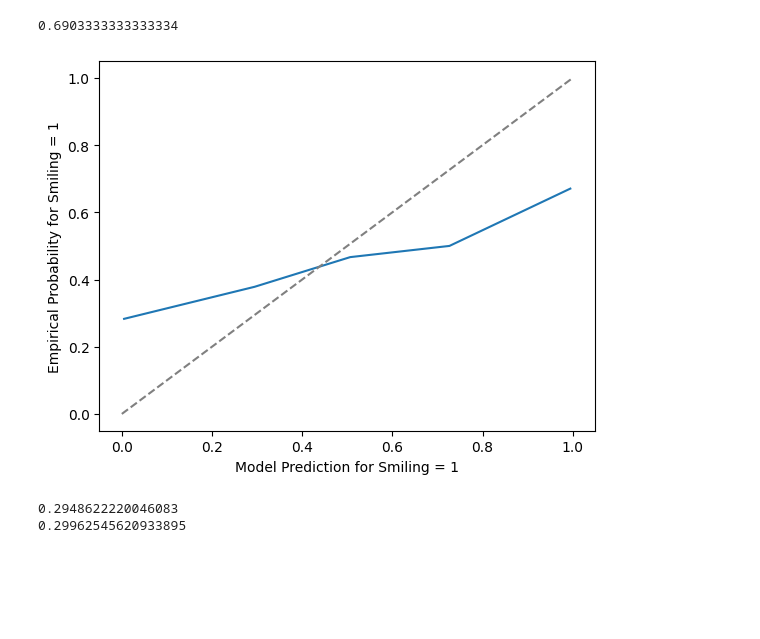
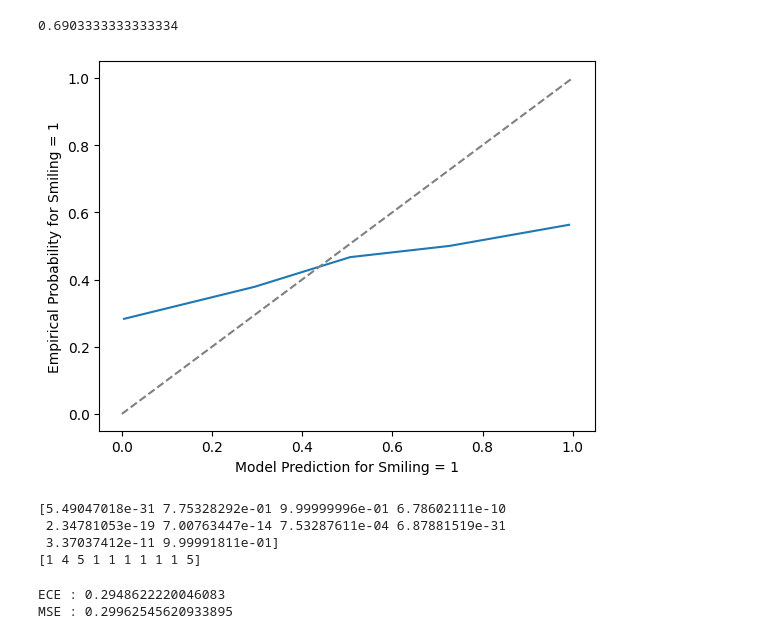
Before and after one commit to snailarani/cs342-project, a Jupyter notebook: project.ipynb, the cells around one changed output. Saved outputs shown, nothing was run; the diff lists cells and outputs as text; code cells hidden in the pictures; blank space fills up the shorter version.

```diff
--- a/project.ipynb
+++ b/project.ipynb
@@ -18,7 +18,7 @@ random.shuffle(img_index)
 import pandas as pd
 df = pd.read_csv('list_attr_celeba.txt', skiprows=1, header=0, sep='\s+')
 
-img_df = df[["Smiling", "Male", "Young", "Blond_Hair"]].head(20000)
+img_df = df[["Smiling", "Male", "Young", "Blond_Hair", "Wearing_Hat"]].head(20000)
 # %%
 # Feature extraction
 def extract_features():
@@ -233,35 +233,50 @@ def compute_pred_probabilities(features, label, label_class):
 
     for feature in calibration_embed:
         log_prob_false = naive_bayes(feature, label, -1)
         log_prob_true = naive_bayes(feature, label, 1)
         log_probs = np.array([log_prob_false, log_prob_true])
 
+        if label_class == -1:
+            label_class = 0
+
         # run softmax for normalisation
         prob = softmax(log_probs)[label_class]
         pred_probs.append(prob)
 
     return np.array(pred_probs)
 
 
 # puts data into bins and returns the list of bins of which each value was assigned
 def bin_data(values):
     bins = np.linspace(0, 1, NUM_BINS+1)
-    bin_indices = np.digitize(values, bins, right=True)
+    bin_indices = np.digitize(values, bins) #right=True
     return bins, bin_indices
 
 
 def plot_reliability_graph(model_pred, empirical_prob, feature, class_label):
     plt.plot(model_pred, empirical_prob, label='Model calibration')
     plt.plot([0, 1], [0, 1], '--', color='gray')
     plt.xlabel("Model Prediction for " + feature + " = " + str(class_label))
     plt.ylabel("Empirical Probability for " + feature + " = " + str(class_label))
     plt.show()
 
+# pred_prob = compute_pred_probabilities(calibration_embed, "Smiling", -1)
+# pred, emp, count = compute_calibration(pred_prob, calibration_labels, "Smiling")
+# plot_reliability_graph(pred, emp, "Smiling", -1)
+
 pred_prob = compute_pred_probabilities(calibration_embed, "Smiling", 1)
 pred, emp, count = compute_calibration(pred_prob, calibration_labels, "Smiling")
 plot_reliability_graph(pred, emp, "Smiling", 1)
+
+bins, bin_indices = bin_data(pred_prob)
+print(pred_prob[:10])
+print(bin_indices[:10])
 # %% [output]
-[figure, old version]
+[figure, new version]
+[5.49047018e-31 7.75328292e-01 9.99999996e-01 6.78602111e-10
+ 2.34781053e-19 7.00763447e-14 7.53287611e-04 6.87881519e-31
+ 3.37037412e-11 9.99991811e-01]
+[1 4 5 1 1 1 1 1 1 5]
 # %%
 # Computing ECE and MSE
 
@@ -286,8 +301,8 @@ def compute_mse(ground_truth, label, data, pred_prob):
     return mse
 
 bins, bin_indices = bin_data(pred_prob)
-print(compute_ece(pred, emp, count, len(calibration_labels)))
-print(compute_mse(calibration_labels, "Smiling", calibration_embed, pred_prob))
+print("ECE : " + str(compute_ece(pred, emp, count, len(calibration_labels))))
+print("MSE : " + str(compute_mse(calibration_labels, "Smiling", calibration_embed, pred_prob)))
 # %% [output]
-0.2948622220046083
-0.29962545620933895
+ECE : 0.2948622220046083
+MSE : 0.29962545620933895
```
Also changed, not shown: parts of 6 cells of this notebook.
